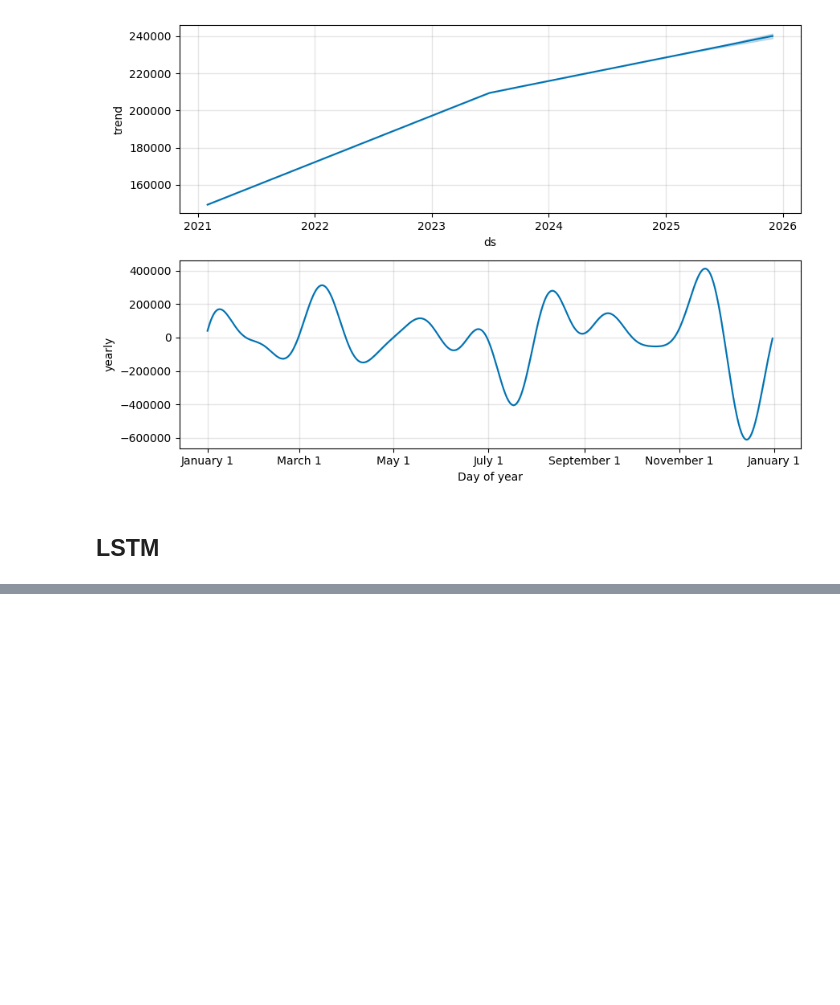
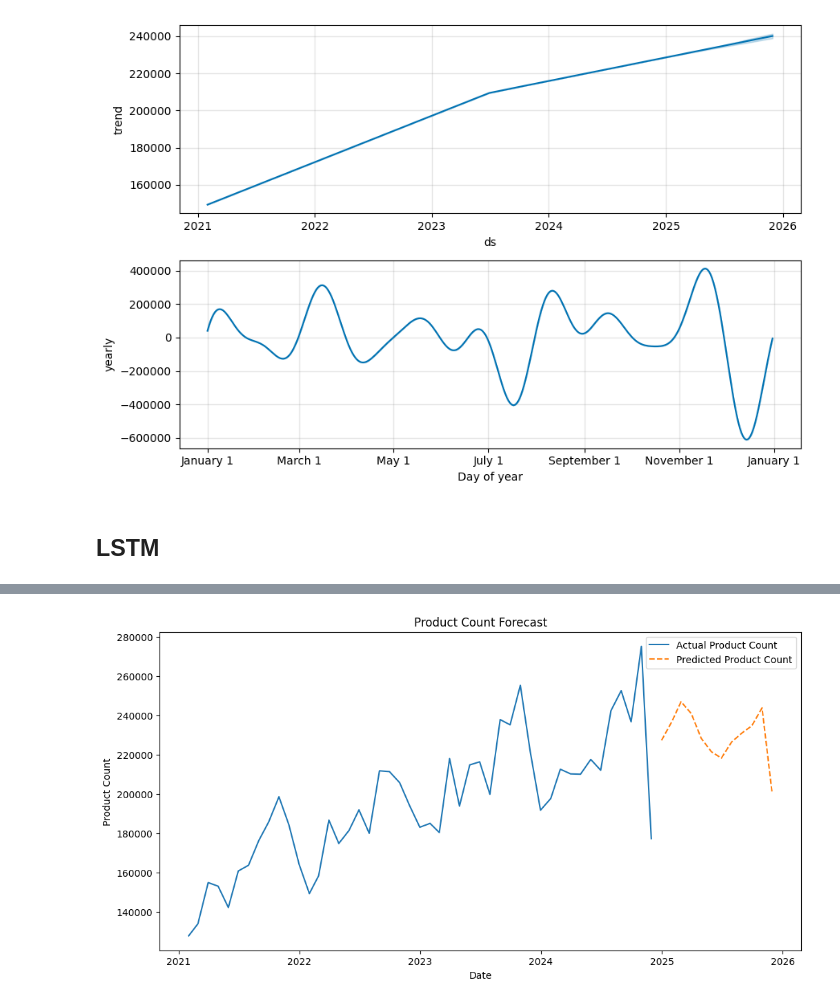
Before and after one commit to rzn-git/forecast-demand-collaboration, a Jupyter notebook: test-17.ipynb, the cells around one changed output, grey strips where cells are left out. Cells and saved outputs as stored; diff of their text form; code cells hidden in the pictures; blank space fills up the shorter version.

```diff
--- a/test-17.ipynb
+++ b/test-17.ipynb
@@ -363,0 +414,45 @@ Epoch 1/1000
+# %%
+
+# Make predictions
+train_predict = model.predict(X_train)
+test_predict = model.predict(X_test)
+
+# Inverse transform the predictions
+train_predict = scaler.inverse_transform(train_predict)
+test_predict = scaler.inverse_transform(test_predict)
+# Predict the next 12 months
+def predict_future(model, data, sequence_length, num_predictions):
+    predictions = []
+    current_sequence = data[-sequence_length:]
+    for _ in range(num_predictions):
+        prediction = model.predict(current_sequence[np.newaxis, :, :])[0, 0]
+        predictions.append(prediction)
+        current_sequence = np.append(current_sequence[1:], [[prediction]], axis=0)
+    return predictions
+
+# Number of months to predict
+num_predictions = 12
+
+# Predict future values
+future_predictions = predict_future(model, scaled_data, train_time_step, num_predictions)
+
+# Inverse transform the predictions to get actual values
+future_predictions = scaler.inverse_transform(np.array(future_predictions).reshape(-1, 1))
+
+# Create a date range for the future predictions
+last_date = df['date'].iloc[-1]
+future_dates = pd.date_range(last_date + pd.DateOffset(months=1), periods=num_predictions, freq='M')
+
+# Create a DataFrame for the future predictions
+future_df = pd.DataFrame(data=future_predictions, index=future_dates, columns=['product_count'])
+
+# Plot the actual data and the future predictions
+plt.figure(figsize=(12, 6))
+plt.plot(df['date'], df['product_count'], label='Actual Product Count')
+plt.plot(future_df.index, future_df['product_count'], label='Predicted Product Count', linestyle='--')
+plt.title('Product Count Forecast')
+plt.xlabel('Date')
+plt.ylabel('Product Count')
+plt.legend()
+plt.show()
+# %% [output]
@@ -364,3 +473,4 @@ Epoch 1/1000
+[figure, added]
 # %%
 
 # Plot the results
```
Also changed, not shown: parts of 4 cells of this notebook, 2 other files.
